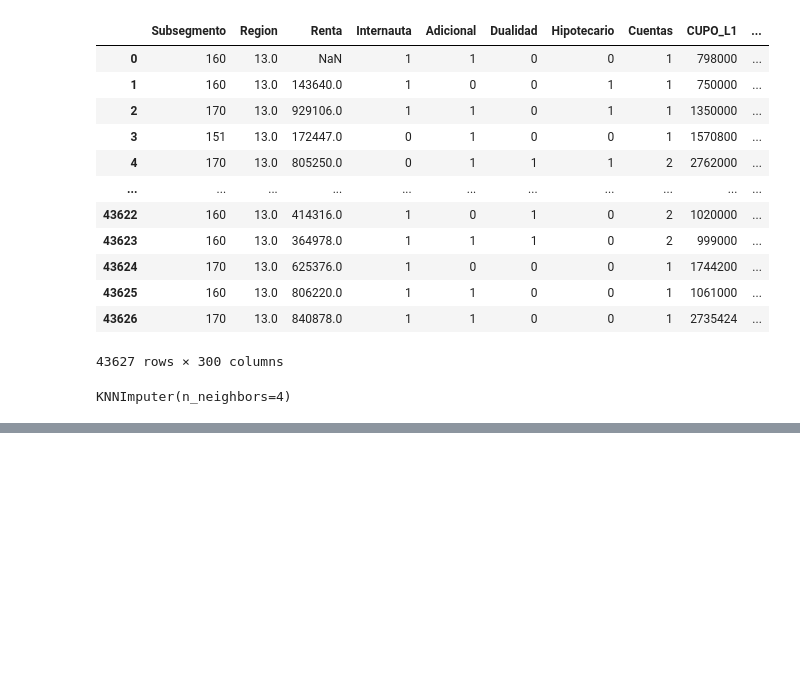
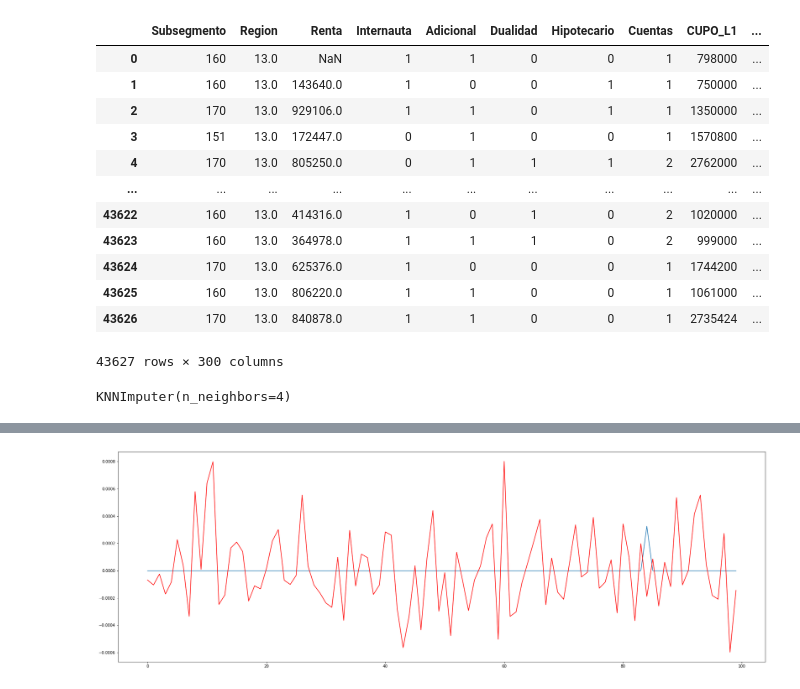
Before and after one commit to Maxibrionest/MachineLearning, a Jupyter notebook: Entrega2/Entrega2.ipynb, the cells around one changed output, grey strips where cells are left out. Cells and saved outputs as stored; diff of their text form; code cells hidden in the pictures; blank space fills up the shorter version.

```diff
--- a/Entrega2/Entrega2.ipynb
+++ b/Entrega2/Entrega2.ipynb
@@ -683,0 +796,4 @@ df_5.isna().sum()
+# %%
+df_7 = pd.DataFrame(array_scaler)
+df_7.columns = df_6.columns
+df_7.describe()
@@ -683,0 +811,3 @@ df_5.isna().sum()
+# %%
+X = df_7.drop(['target'], axis=1)
+Y = df_7.target.copy()
@@ -683,0 +895,10 @@ df_5.isna().sum()
+# %%
+plt.subplots(figsize=(30,10))
+
+plt.plot(np.array(Y_test[:100]).reshape(-1,1))
+plt.plot(np.array(y_predicted_linear[:100]).reshape(-1,1), 'r-')
+
+
+plt.show()
+# %% [output]
+[figure, added]
```
Also changed, not shown: parts of 28 cells of this notebook.
